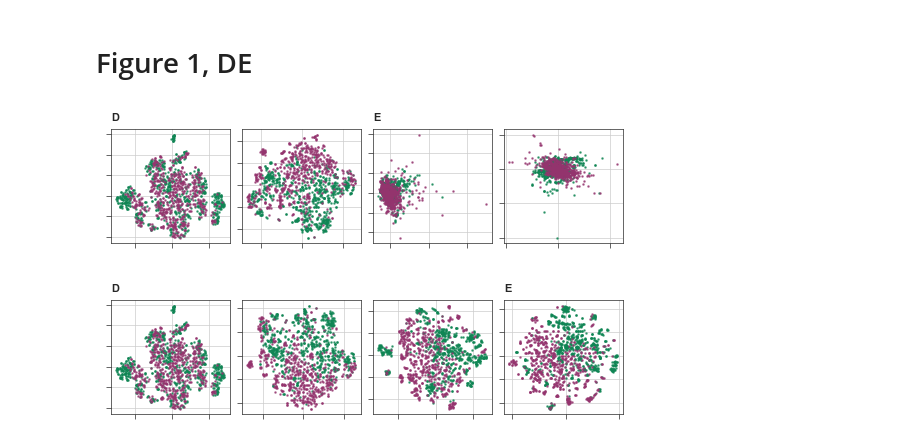
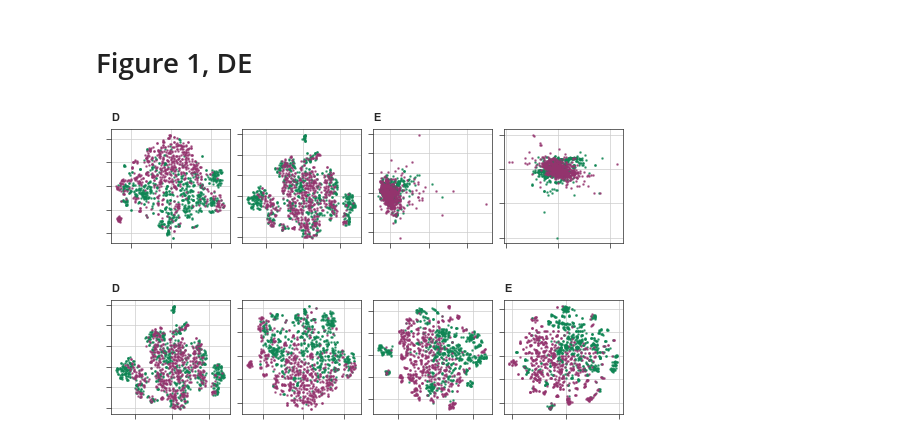
Before and after one commit to ersilia-os/sars-cov-2-chemspace, a Jupyter notebook: notebooks/04_Figure1.ipynb, the cells around one changed output. Saved outputs shown, nothing was run; the diff lists cells and outputs as text; code cells hidden in the pictures.

```diff
--- a/notebooks/04_Figure1.ipynb
+++ b/notebooks/04_Figure1.ipynb
@@ -44,33 +46,36 @@ ax.barh(
     color=[npc, spc],
 )
 ax.set_yticks([0, 1])
-ax.set_yticklabels(["natural", "synthetic"], rotation=90, va="center")
+ax.set_yticklabels(["Natural", "Synthetic"], rotation=90, va="center")
 
 ax = axs.next()
 st.label(ax, title="", xlabel="NP Likeness", ylabel="", abc="B")
 ax.hist(
     dfb[dfb["category"] == "natural"]["nplikeness"],
     alpha=0.7,
-    label="natural",
+    label="Natural",
     color=npc,
+    bins=15
 )
 ax.hist(
     dfb[dfb["category"] == "synthetic"]["nplikeness"],
     alpha=0.7,
-    label="synthetic",
+    label="Synthetic",
     color=spc,
+    bins=15
 )
 
 ax = axs.next()
 st.label(ax, title="", xlabel="SYBA Score", ylabel="", abc="C")
 ax.hist(
-    dfc[dfc["category"] == "natural"]["sy_sa"], alpha=0.7, label="natural", color=npc
+    dfc[dfc["category"] == "natural"]["sy_sa"], alpha=0.7, label="natural", color=npc, bins=15
 )
 ax.hist(
     dfc[dfc["category"] == "synthetic"]["sy_sa"],
     alpha=0.7,
     label="synthetic",
     color=spc,
+    bins=15
 )
 
 plt.tight_layout()
@@ -155,61 +105,19 @@ def plot_tsne(data):
 # %%
 np_df = pd.read_csv("../data/np_pca.csv")
 sd_df = pd.read_csv("../data/sd_pca.csv")
-moe = [
-    "AM1_dipole",
-    "AM1_HF",
-    "AM1_HOMO",
-    "AM1_IP",
-    "AM1_LUMO",
-    "apol",
-    "ASA",
-    "ASA_H",
-    "ASA_P",
-    "acc",
-    "acid",
-    "aro",
-    "base",
-    "count",
-    "don",
-    "donacc",
-    "heavy",
-    "hyd",
-    "nC",
-    "nN",
-    "nO",
-    "1rotN",
-    "ar",
-    "count-1",
-    "chiral",
-    "E",
-    "E_rele",
-    "E_rvdw",
-    "E_sol",
-    "FCharge",
-    "lip_violation",
-    "logP(o/w)",
-    "logS",
-    "mr",
-    "opr_leadlike",
-    "rsynth",
-    "TPSA",
-    "vol",
-    "VSA",
-    "Weight",
-]
 
 fig, axs = st.create_figure(1, 4, width=TWO_COLUMNS_WIDTH * 0.75, height=1.5)
 
 ax = axs.next()
 ax.tick_params(labelbottom=False, labelleft=False)
 st.label(ax, title="", xlabel="", ylabel="", abc="D")
-df = load_data("eos24ur")
+df = load_data("eos39co")
 plot_tsne(df)
 
 ax = axs.next()
 ax.tick_params(labelbottom=False, labelleft=False)
 st.label(ax, title="", xlabel="", ylabel="", abc="")
-df = load_data("eos39co")
+df = load_data("eos24ur")
 plot_tsne(df)
 
 ax = axs.next()
@@ -227,35 +135,35 @@ ax.scatter(
     sd_df["PCA1"].tolist(),
     sd_df["PCA2"].tolist(),
     alpha=0.7,
     label="synthetic",
     color=spc,
     s=0.7,
 )
 
 ax = axs.next()
 ax.tick_params(labelbottom=False, labelleft=False)
 st.label(ax, title="", xlabel="", ylabel="", abc="")
 ax.scatter(
     np_df["PCA3"].tolist(),
     np_df["PCA4"].tolist(),
     alpha=0.7,
     label="natural",
     color=npc,
     s=0.7,
 )
 ax.scatter(
     sd_df["PCA3"].tolist(),
     sd_df["PCA4"].tolist(),
     alpha=0.7,
     label="synthetic",
     color=spc,
     s=0.7,
 )
 
 plt.tight_layout()
-st.save_figure("../figures/f1_de.png")
+#st.save_figure("../figures/f1_de.png")
 # %% [output]
-[figure, old version]
+[figure, new version]
 # %%
 fig, axs = st.create_figure(1, 4, width=TWO_COLUMNS_WIDTH * 0.75, height=1.5)
 
```
Also changed, not shown: parts of 9 cells of this notebook, 7 other files.
